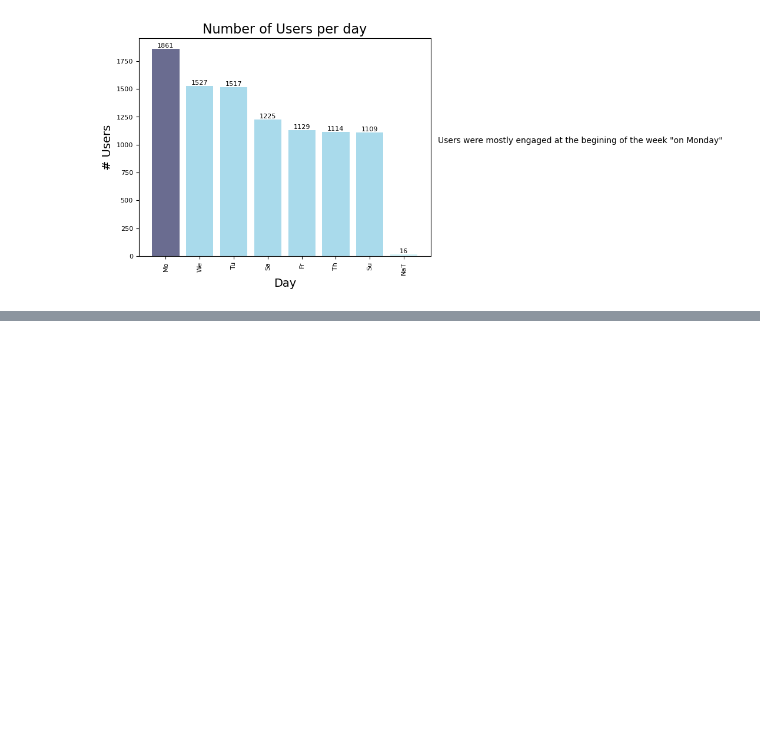
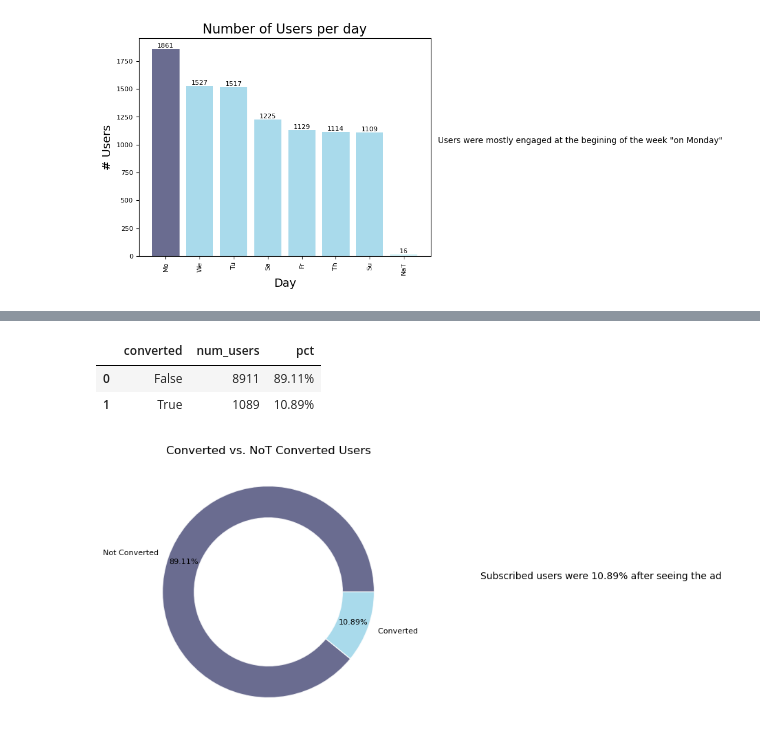
Before and after one commit to hend-a-ghafour/Analyzing_Marketing_Campaigns, a Jupyter notebook: Analyzing_Marketing_Campaigns.ipynb, the cells around one changed output, grey strips where cells are left out. Saved outputs shown, nothing was run; the diff lists cells and outputs as text; code cells hidden in the pictures; blank space fills up the shorter version.

```diff
--- a/Analyzing_Marketing_Campaigns.ipynb
+++ b/Analyzing_Marketing_Campaigns.ipynb
@@ -368,0 +423,28 @@ plt.text(8,1000,text,va='bottom',ha='left');
+# %%
+# Number of converted users vs. non-converted users
+converted_users = marketing.groupby('converted')['user_id'].count().reset_index()\
+                     .rename(columns={'user_id':"num_users",})
+converted_users['pct']=(converted_users.num_users/converted_users.num_users.sum())
+converted_users.style.format({'pct':'{:,.2%}'})
+# %% [output]
+|  | converted | num_users | pct |
+| 0 | False | 8911 | 89.11% |
+| 1 | True | 1089 | 10.89% |
+# %%
+# Visualization:
+size = 0.3
+label_con = 'Not Converted','Converted '
+text = '''
+Subscribed users were 10.89% after seeing the ad
+    '''
+plt.subplots(figsize = (5,5))
+wedges, texts, autotexts=plt.pie(converted_users.pct, radius=1, colors= ['#454775','#94D1E7'],labels = label_con,autopct='%1.2f%%',
+        pctdistance=.85,textprops={'fontsize': 8}, wedgeprops=dict(width=size, edgecolor='w'))
+
+for w in wedges:
+    w.set_alpha(0.8)
+
+plt.title('Converted vs. NoT Converted Users')
+plt.text(2,0,text,ha='left',va='bottom',fontsize = 10, weight = 'normal');
+# %% [output]
+[figure, added]
```
Also changed, not shown: parts of 10 cells of this notebook.
